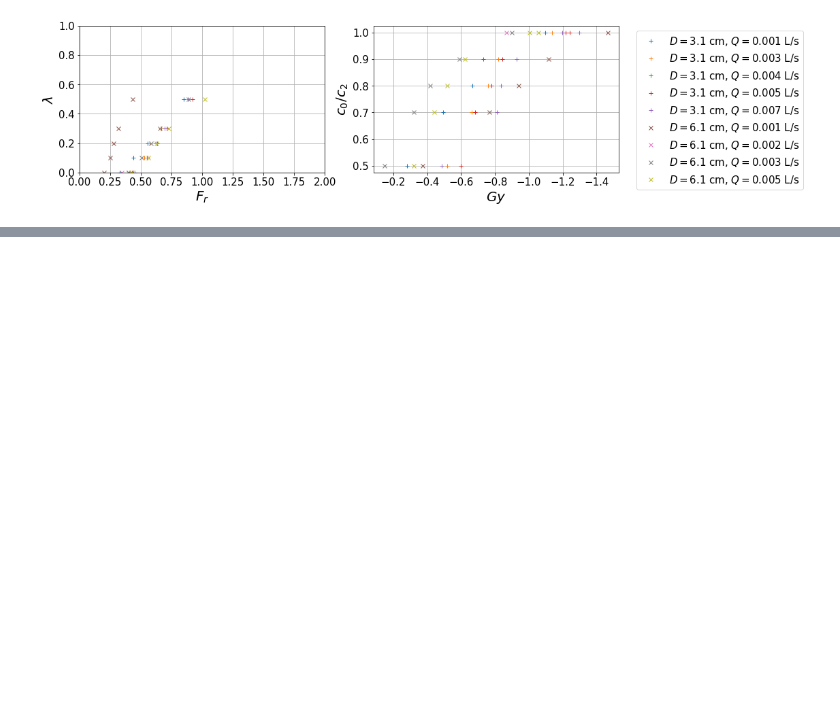
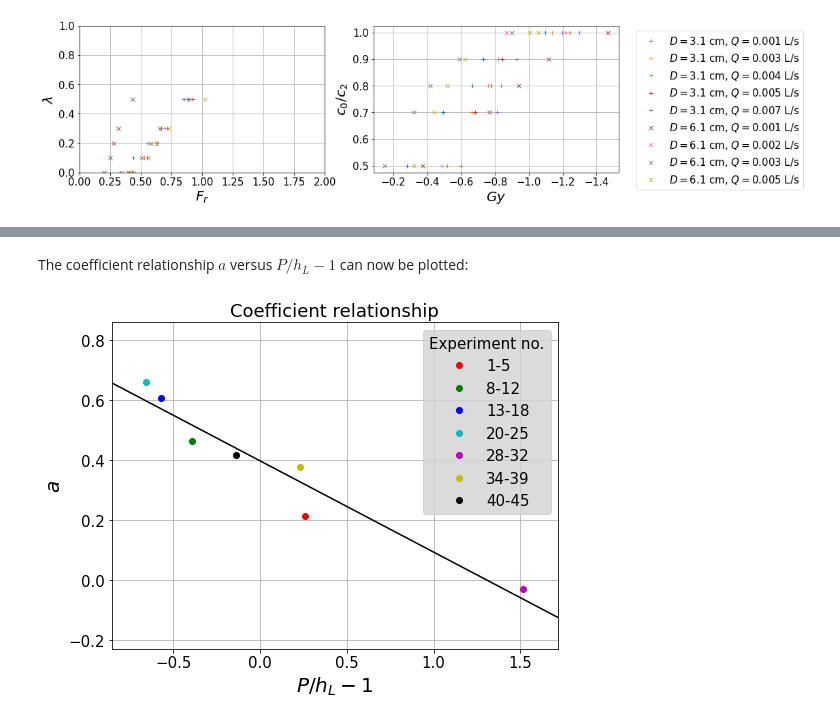
Before and after one commit to gijs-a/spuisluis-stage-gijs, a Jupyter notebook: Overzicht.ipynb, the cells around one changed output, grey strips where cells are left out. Drawn from its saved outputs; the diff is of its cells as text; code cells hidden in the pictures; blank space fills up the shorter version.

```diff
--- a/Overzicht.ipynb
+++ b/Overzicht.ipynb
@@ -974,7 +463,0 @@ reference_data = [NL1204D3Q1,NL1204D3Q3,NL1204D3Q5,NL1204D3Q7,
-# %%
-xdata = Gy
-ydata = c0c2
-y = func(xdata, 0.27)
-popt, pcov = curve_fit(func, xdata, ydata)
-
-plt.plot(xdata, ydata, 'b-', label='data')
@@ -1286,0 +687,28 @@ plt.axis([0,1.1,0,1.1])
+# %% [markdown]
+The coefficient relationship $a$ versus $P/h_L-1$ can now be plotted:
+# %%
+fig = plt.figure(figsize=(8, 6))
+ax = fig.add_subplot(111)
+ax.set(xlabel=r"$P/h_L-1$", ylabel=r'$a$', title=r"Coefficient relationship".format(K))
+ax.axis([min(coeffa.P/coeffa.hL-1)-0.2,max(coeffa.P/coeffa.hL-1)+0.2,
+         min(coeffa.a)-0.2, max(coeffa.a)+0.2])
+ax.grid()
+
+xfit = np.linspace(-20,20,1000)
+intercept, slope, r_squared, p_value, std_err = linFit(coeffa.P/coeffa.hL-1, coeffa.a)
+afit = slope*xfit+intercept
+
+## Exponential fit:
+#def efunc(x, A, B, C):
+#    return A * np.exp(-B * x) + C
+#popt, pcov = curve_fit(efunc, coeffa.P/coeffa.hL-1, coeffa.a)
+#afit = efunc(xfit, *popt)
+
+[ax.plot(coeffa.P[i]/coeffa.hL[i]-1, coeffa.a[i], 'o', color=refcol[i], label=reference_data[i].experiment.iloc[0]+'-'+reference_data[i].experiment.iloc[-1]) for i in range(len(reference_data))]
+ax.plot(xfit,afit,'k')
+
+plt.legend(title=r"Experiment no.", loc='upper right', facecolor="lightgray")
+plt.show()
+#plt.savefig(figpath+"Coefficient relationship.pdf")
+# %% [output]
+[figure, added]
```
Also changed, not shown: parts of 64 cells of this notebook, 8 other files.
